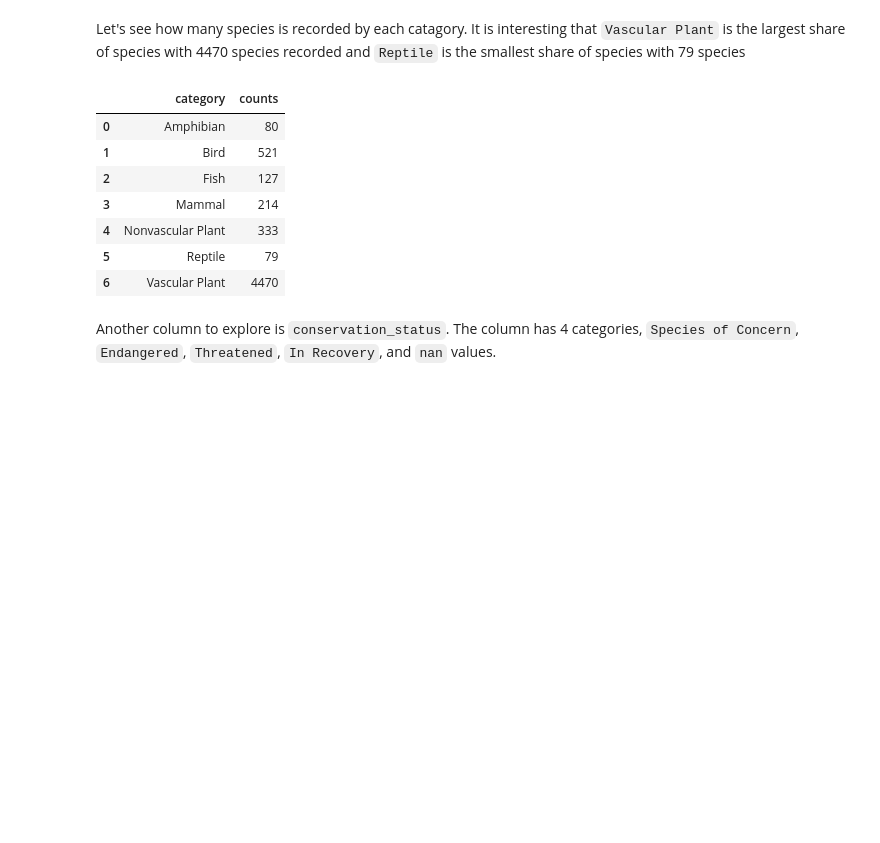
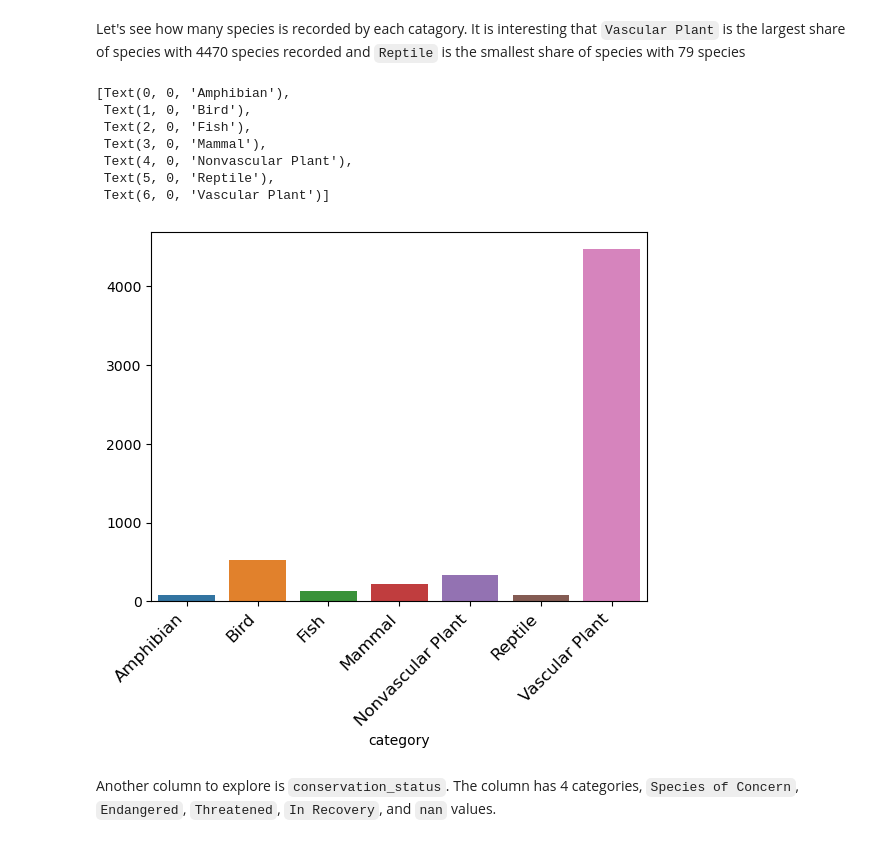
Before and after one commit to unclethien/National_Parks_Service_Project, a Jupyter notebook: biodiversity.ipynb, the cells around one changed output. Saved outputs shown, nothing was run; the diff lists cells and outputs as text; code cells hidden in the pictures; blank space fills up the shorter version.

```diff
--- a/biodiversity.ipynb
+++ b/biodiversity.ipynb
@@ -144,17 +144,20 @@ Categories:  ['Mammal' 'Bird' 'Reptile' 'Amphibian' 'Fish' 'Vascular Plant'
  'Nonvascular Plant']
 # %% [markdown]
 Let's see how many species is recorded by each catagory. It is interesting that `Vascular Plant` is the largest share of species with 4470 species recorded and `Reptile` is the smallest share of species with 79 species
-# %%
-species.groupby('category').size().reset_index(name='counts')
-# %% [output]
-|  | category | counts |
-| 0 | Amphibian | 80 |
-| 1 | Bird | 521 |
-| 2 | Fish | 127 |
-| 3 | Mammal | 214 |
-| 4 | Nonvascular Plant | 333 |
-| 5 | Reptile | 79 |
-| 6 | Vascular Plant | 4470 |
+# %%
+species.groupby('category').size().reset_index(name='counts')
+num_species = sns.barplot(x=species.groupby("category").size().index, y=species.groupby("category").size().values)
+num_species.set_xticklabels(ax.get_xticklabels(), rotation=45, ha="right", fontsize=12, fontweight='light',
+     color='black', fontstyle='normal', fontfamily='sans-serif',wrap = False)
+# %% [output]
+[Text(0, 0, 'Amphibian'),
+ Text(1, 0, 'Bird'),
+ Text(2, 0, 'Fish'),
+ Text(3, 0, 'Mammal'),
+ Text(4, 0, 'Nonvascular Plant'),
+ Text(5, 0, 'Reptile'),
+ Text(6, 0, 'Vascular Plant')]
+[figure, added]
 # %% [markdown]
 Another column to explore is `conservation_status`. The column has 4 categories, `Species of Concern`, `Endangered`, `Threatened`, `In Recovery`, and  `nan` values.
 # %%
```
Also changed, not shown: parts of 3 cells of this notebook.
